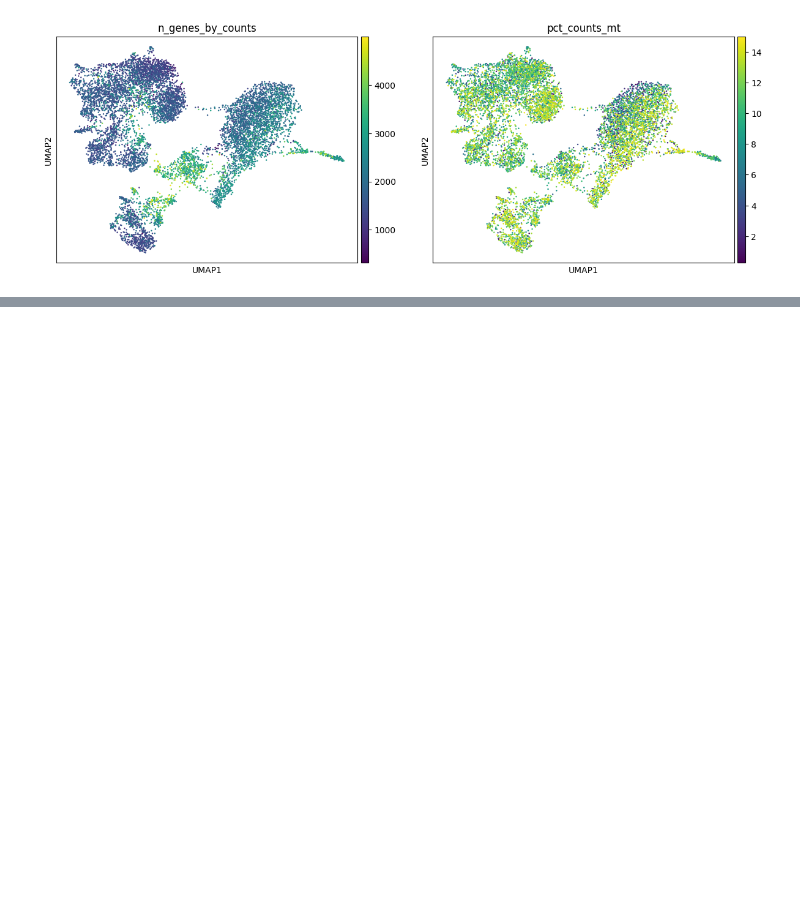
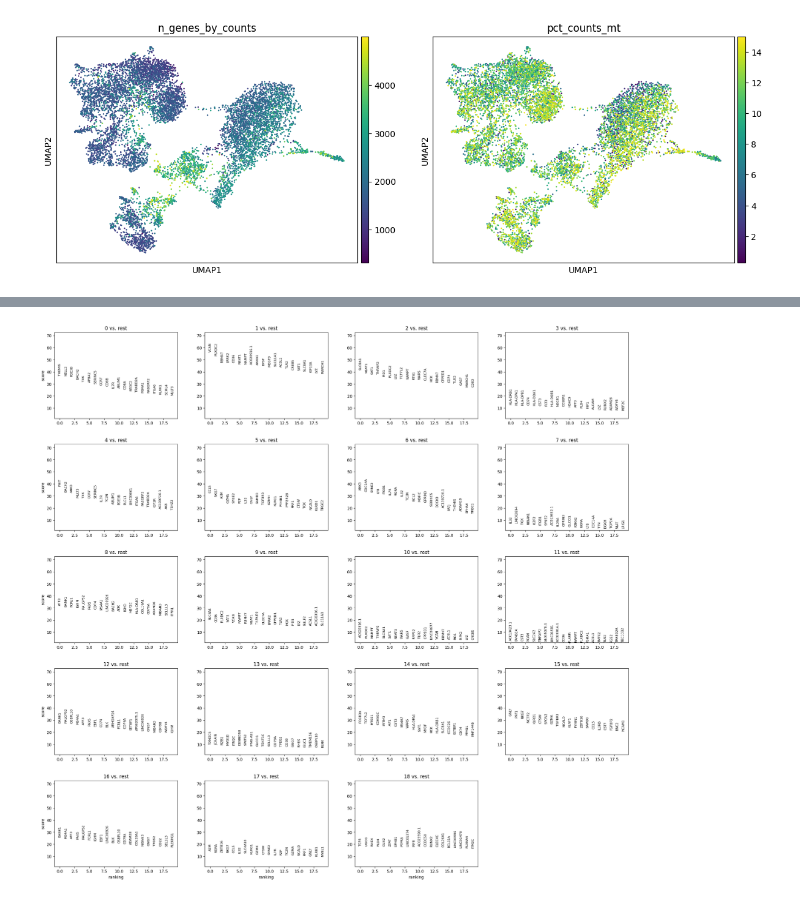
Before and after one commit to JuliaJung00/multiome-integration-scRNA-scATAC, a Jupyter notebook: notebooks/02_rna_preprocessing_umap.ipynb, the cells around one changed output, grey strips where cells are left out. Saved outputs shown, nothing was run; the diff lists cells and outputs as text; code cells hidden in the pictures; blank space fills up the shorter version.

```diff
--- a/notebooks/02_rna_preprocessing_umap.ipynb
+++ b/notebooks/02_rna_preprocessing_umap.ipynb
@@ -62,0 +80,5 @@ sc.pl.umap(rna_filt, color=["n_genes_by_counts", "pct_counts_mt"])
+# %%
+sc.tl.rank_genes_groups(rna_filt, "leiden", method="wilcoxon")
+sc.pl.rank_genes_groups(rna_filt, n_genes=20)
+# %% [output]
+[figure, added]
```
Also changed, not shown: parts of 3 cells of this notebook.
